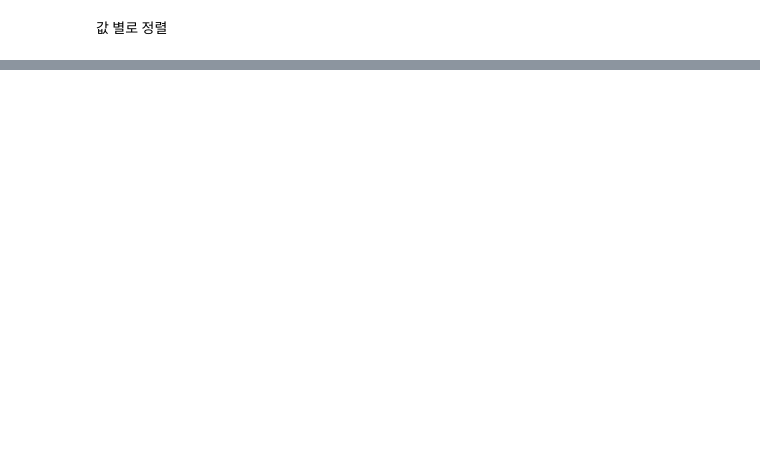
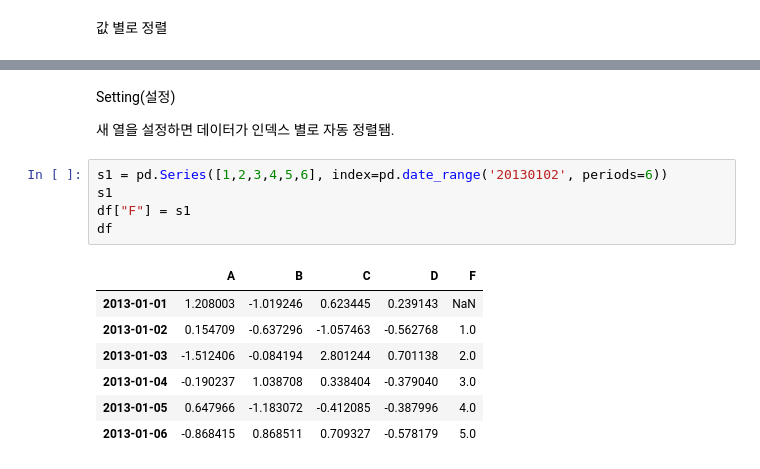
Before and after one commit to KangSikWoo/AIphoria-SelfStudy, a Jupyter notebook: ai_1/pandas.ipynb, the cells around one changed output, grey strips where cells are left out. Cells and saved outputs as stored; diff of their text form; blank space fills up the shorter version.

```diff
--- a/ai_1/pandas.ipynb
+++ b/ai_1/pandas.ipynb
@@ -177,0 +374,17 @@ df.sort_values(by='B', ascending=False) #B를 기준으로 정렬
+# %% [markdown]
+Setting(설정)
+
+새 열을 설정하면 데이터가 인덱스 별로 자동 정렬됌.
+# %%
+s1 = pd.Series([1,2,3,4,5,6], index=pd.date_range('20130102', periods=6))
+s1
+df["F"] = s1
+df
+# %% [output]
+|  | A | B | C | D | F |
+| 2013-01-01 | 1.208003 | -1.019246 | 0.623445 | 0.239143 | NaN |
+| 2013-01-02 | 0.154709 | -0.637296 | -1.057463 | -0.562768 | 1.0 |
+| 2013-01-03 | -1.512406 | -0.084194 | 2.801244 | 0.701138 | 2.0 |
+| 2013-01-04 | -0.190237 | 1.038708 | 0.338404 | -0.379040 | 3.0 |
+| 2013-01-05 | 0.647966 | -1.183072 | -0.412085 | -0.387996 | 4.0 |
+| 2013-01-06 | -0.868415 | 0.868511 | 0.709327 | -0.578179 | 5.0 |
```
Also changed, not shown: parts of 50 cells of this notebook.
